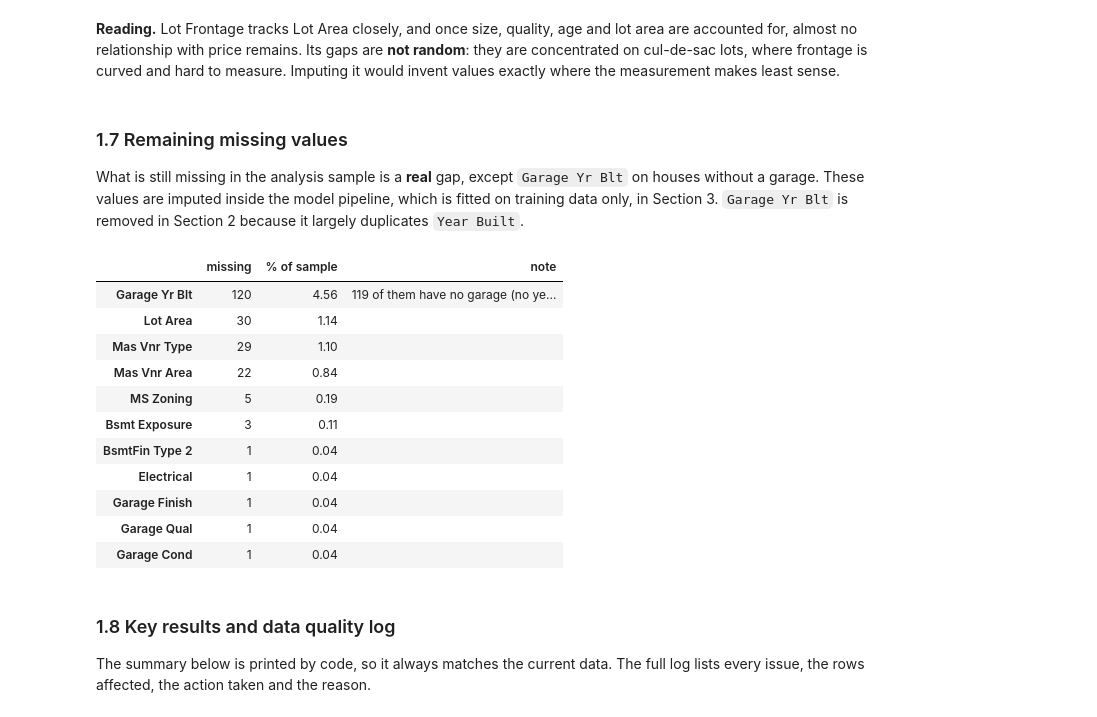
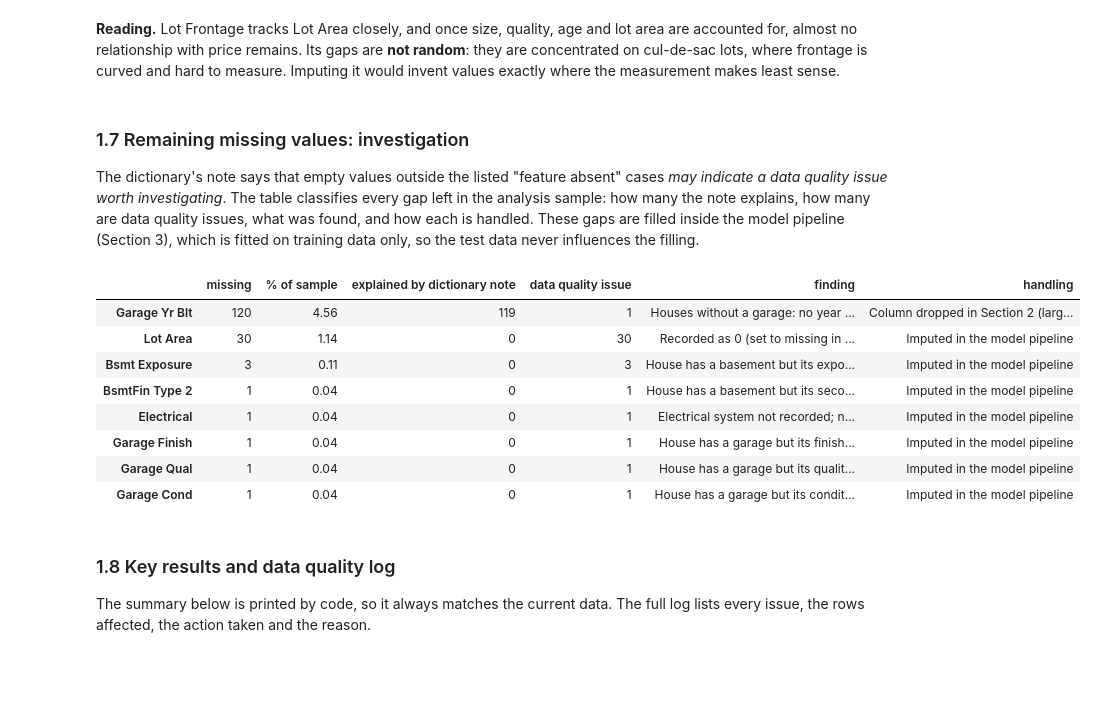
Before and after one commit to daniosp/final-proyect-ml, a Jupyter notebook: main/clearview_analysis.ipynb, the cells around one changed output. Drawn from its saved outputs; the diff is of its cells as text; code cells hidden in the pictures; blank space fills up the shorter version.

```diff
--- a/main/clearview_analysis.ipynb
+++ b/main/clearview_analysis.ipynb
@@ -773,7 +841,7 @@ STRUCTURAL = {
                ["Garage Type", "Garage Finish", "Garage Qual", "Garage Cond"], ["Garage Cars", "Garage Area"]),
     "fireplace": (df["Fireplace Qu"].isna() & df["Fireplaces"].eq(0), ["Fireplace Qu"], []),
     "pool": (df["Pool QC"].isna() & df["Pool Area"].eq(0), ["Pool QC"], []),
-    "masonry veneer": (df["Mas Vnr Type"].isna() & df["Mas Vnr Area"].eq(0), ["Mas Vnr Type"], []),
+    "masonry veneer": (df["Mas Vnr Type"].isna() & ~df["Mas Vnr Area"].gt(0), ["Mas Vnr Type"], ["Mas Vnr Area"]),
     "alley": (df["Alley"].isna(), ["Alley"], []),
     "fence": (df["Fence"].isna(), ["Fence"], []),
     "misc feature": (df["Misc Feature"].isna() & df["Misc Val"].eq(0), ["Misc Feature"], []),
@@ -786,4 +854,15 @@ for group, (absent, text_cols, num_cols) in STRUCTURAL.items():
     log(9, f"No {group} (NaN by design)", absent.sum(), f"Encoded as '{ABSENT}' (areas/counts = 0)",
         "Dictionary: NaN means the feature does not exist")
 print({g: int(m.sum()) for g, (m, _, _) in STRUCTURAL.items()})
+
+# Masonry veneer contradictions (dictionary note: an empty type means no veneer)
+veneer_type_unknown = df["Mas Vnr Type"].isna() & df["Mas Vnr Area"].gt(0)
+df.loc[veneer_type_unknown, "Mas Vnr Type"] = UNKNOWN
+log(9, "Masonry veneer: type empty but area above 0", veneer_type_unknown.sum(),
+    f"Type set to '{UNKNOWN}', area kept", "Contradicts the dictionary note; the area shows a veneer exists")
+type_without_area = df["Mas Vnr Type"].notna() & ~df["Mas Vnr Type"].isin([ABSENT, UNKNOWN]) & df["Mas Vnr Area"].eq(0)
+log(9, "Masonry veneer: type recorded but area is 0", type_without_area.sum(), "Kept as recorded",
+    "The data does not show which of the two fields is wrong")
+print(f"Masonry veneer: type set to '{UNKNOWN}' for {veneer_type_unknown.sum()} rows; "
+      f"type recorded with zero area (kept as recorded): {type_without_area.sum()} rows")
 # %% [output]
@@ -990,32 +1088,48 @@ if DROP_LOT_FRONTAGE:
         "Column dropped (team decision; cross-validation check in Section 2.4)",
         "No price information beyond Lot Area; gaps concentrated on cul-de-sac lots")
 # %% [markdown]
-### 1.7 Remaining missing values
+### 1.7 Remaining missing values: investigation
 
-What is still missing in the analysis sample is a **real** gap, except `Garage Yr Blt` on houses without a garage. These values are imputed inside the model pipeline, which is fitted on training data only, in Section 3. `Garage Yr Blt` is removed in Section 2 because it largely duplicates `Year Built`.
+The dictionary's note says that empty values outside the listed "feature absent" cases *may indicate a data quality issue worth investigating*. The table classifies every gap left in the analysis sample: how many the note explains, how many are data quality issues, what was found, and how each is handled. These gaps are filled inside the model pipeline (Section 3), which is fitted on training data only, so the test data never influences the filling.
 # %%
-missing = sample.isna().sum()
-missing = missing[missing > 0].sort_values(ascending=False).to_frame("missing")
-missing["% of sample"] = (100 * missing["missing"] / len(sample)).round(2)
-missing["note"] = ""
-no_garage = sample["Garage Type"].eq(ABSENT)
-if "Garage Yr Blt" in missing.index:
-    missing.loc["Garage Yr Blt", "note"] = f"{(sample['Garage Yr Blt'].isna() & no_garage).sum()} of them have no garage (no year applies)"
+# Investigation of each remaining gap (the assert forces every new gap to be documented here)
+INVESTIGATION = {
+    "Garage Yr Blt": ("Houses without a garage: no year applies (dictionary note). The rest: a house with a garage "
+                      "but no year recorded", "Column dropped in Section 2 (largely duplicates Year Built)"),
+    "Lot Area": ("Recorded as 0 (set to missing in step 2) or not recorded. No same-row evidence of lot size, and "
+                 "lot sizes vary widely within a neighborhood", "Imputed in the model pipeline"),
+    "Bsmt Exposure": ("House has a basement but its exposure was not recorded", "Imputed in the model pipeline"),
+    "BsmtFin Type 2": ("House has a basement but its second finish type was not recorded", "Imputed in the model pipeline"),
+    "Electrical": ("Electrical system not recorded; no same-row evidence", "Imputed in the model pipeline"),
+    "Garage Finish": ("House has a garage but its finish was not recorded", "Imputed in the model pipeline"),
+    "Garage Qual": ("House has a garage but its quality was not recorded", "Imputed in the model pipeline"),
+    "Garage Cond": ("House has a garage but its condition was not recorded", "Imputed in the model pipeline"),
+}
+gaps = sample.isna().sum()
+gaps = gaps[gaps > 0].sort_values(ascending=False)
+assert set(gaps.index) <= set(INVESTIGATION), f"Undocumented gaps: {set(gaps.index) - set(INVESTIGATION)}"
+not_explained = unexplained_missing(sample).sum()
+investigation = pd.DataFrame({
+    "missing": gaps,
+    "% of sample": (100 * gaps / len(sample)).round(2),
+    "explained by dictionary note": gaps - not_explained[gaps.index],
+    "data quality issue": not_explained[gaps.index],
+    "finding": [INVESTIGATION[c][0] for c in gaps.index],
+    "handling": [INVESTIGATION[c][1] for c in gaps.index],
+})
 sample.to_csv(PROCESSED_DIR / "analysis_sample.csv", index=False)
-missing
+with pd.option_context("display.max_colwidth", None):
+    display(investigation)
 # %% [output]
-|  | missing | % of sample | note |
-| Garage Yr Blt | 120 | 4.56 | 119 of them have no garage (no ye... |
-| Lot Area | 30 | 1.14 |  |
-| Mas Vnr Type | 29 | 1.10 |  |
-| Mas Vnr Area | 22 | 0.84 |  |
-| MS Zoning | 5 | 0.19 |  |
-| Bsmt Exposure | 3 | 0.11 |  |
-| BsmtFin Type 2 | 1 | 0.04 |  |
-| Electrical | 1 | 0.04 |  |
-| Garage Finish | 1 | 0.04 |  |
-| Garage Qual | 1 | 0.04 |  |
-| Garage Cond | 1 | 0.04 |  |
+|  | missing | % of sample | explained by dictionary note | data quality issue | finding | handling |
+| Garage Yr Blt | 120 | 4.56 | 119 | 1 | Houses without a garage: no year ... | Column dropped in Section 2 (larg... |
+| Lot Area | 30 | 1.14 | 0 | 30 | Recorded as 0 (set to missing in ... | Imputed in the model pipeline |
+| Bsmt Exposure | 3 | 0.11 | 0 | 3 | House has a basement but its expo... | Imputed in the model pipeline |
+| BsmtFin Type 2 | 1 | 0.04 | 0 | 1 | House has a basement but its seco... | Imputed in the model pipeline |
+| Electrical | 1 | 0.04 | 0 | 1 | Electrical system not recorded; n... | Imputed in the model pipeline |
+| Garage Finish | 1 | 0.04 | 0 | 1 | House has a garage but its finish... | Imputed in the model pipeline |
+| Garage Qual | 1 | 0.04 | 0 | 1 | House has a garage but its qualit... | Imputed in the model pipeline |
+| Garage Cond | 1 | 0.04 | 0 | 1 | House has a garage but its condit... | Imputed in the model pipeline |
 # %% [markdown]
 ### 1.8 Key results and data quality log
 
```
Also changed, not shown: parts of 22 cells of this notebook, 6 other files.
